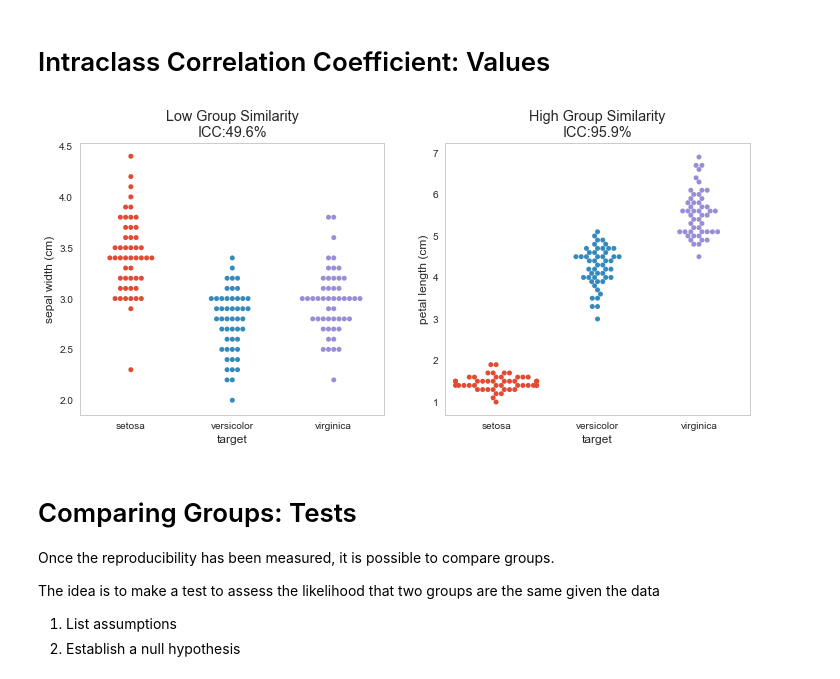
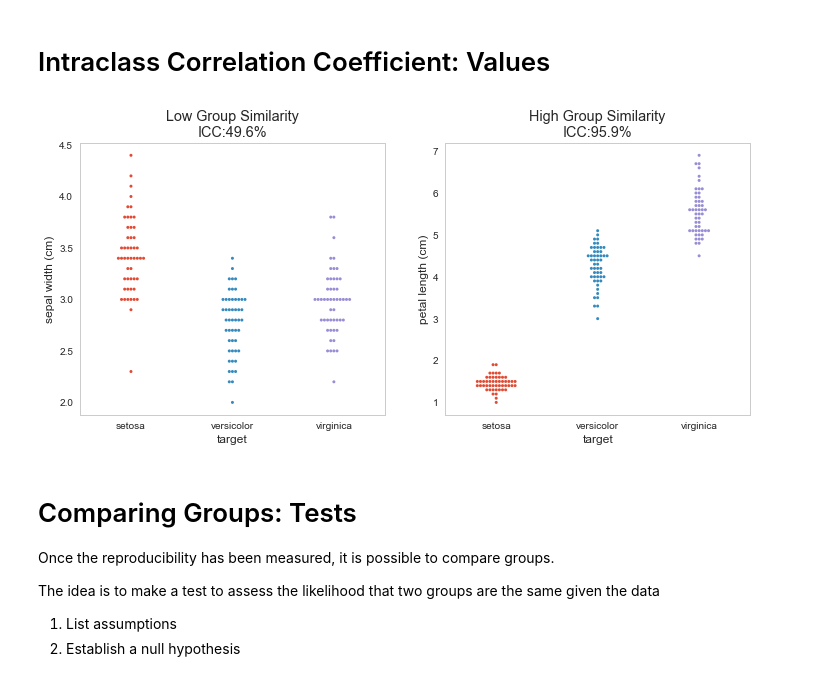
Before and after one commit to ImagingLectures/Quantitative-Big-Imaging-2021, a Jupyter notebook: Lectures/Lecture-08/08-Statistics.ipynb, the cells around one changed output. Cells and saved outputs as stored; diff of their text form; code cells hidden in the pictures.

```diff
--- a/Lectures/Lecture-08/08-Statistics.ipynb
+++ b/Lectures/Lecture-08/08-Statistics.ipynb
@@ -340,21 +360,21 @@ $$
 # %%
 def icc_calc(value_name, group_name, data_df):
     data_agg = data_df.groupby(group_name).agg({value_name: ['mean', 'var']}).reset_index()
     data_agg.columns = data_agg.columns.get_level_values(1)
     S_w = data_agg['var'].mean()
     S_a = data_agg['mean'].var()
     return S_a/(S_a+S_w)
 
 fig, (ax1, ax2) = plt.subplots(1, 2, figsize=(12, 5))
 sns.swarmplot(data=iris_df, ax=ax1,
-               x='target', y='sepal width (cm)')
+               x='target', y='sepal width (cm)',size=3)
 ax1.set_title('Low Group Similarity\nICC:{:2.1%}'.format(icc_calc('sepal width (cm)', 'target', iris_df)));
 
 sns.swarmplot(data=iris_df,ax=ax2,
-               x='target', y='petal length (cm)')
+               x='target', y='petal length (cm)',size=3)
 ax2.set_title('High Group Similarity\nICC:{:2.1%}'.format(icc_calc('petal length (cm)', 'target', iris_df)));
 # %% [output]
-[figure, old version]
+[figure, new version]
 # %% [markdown]
 # Comparing Groups: Tests
 
```
Also changed, not shown: parts of 127 cells of this notebook.
